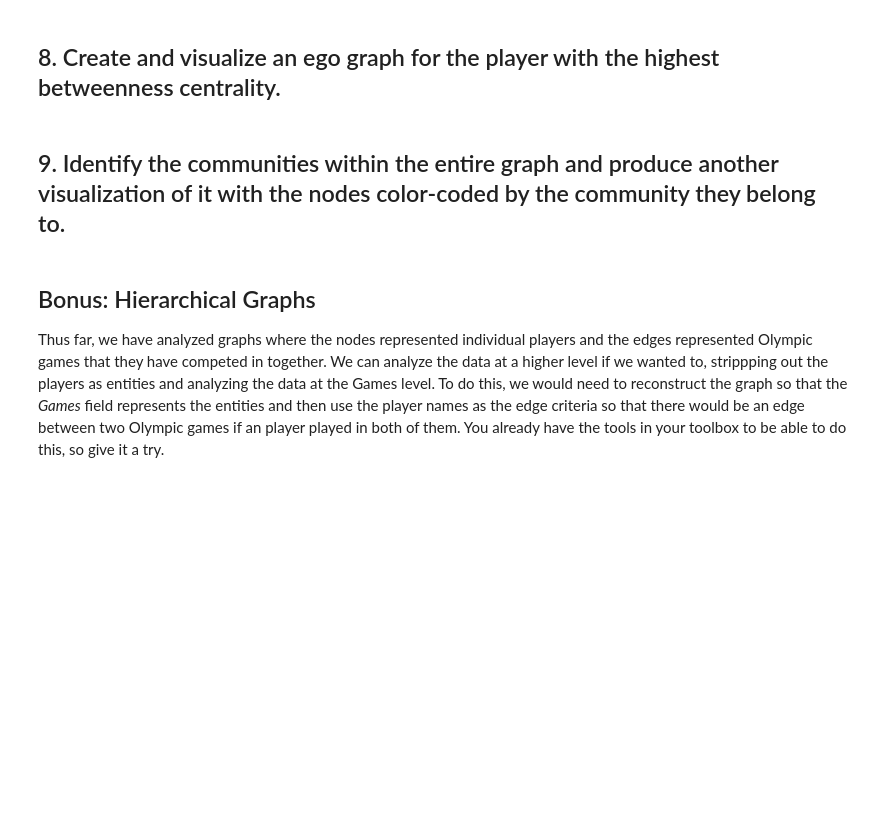
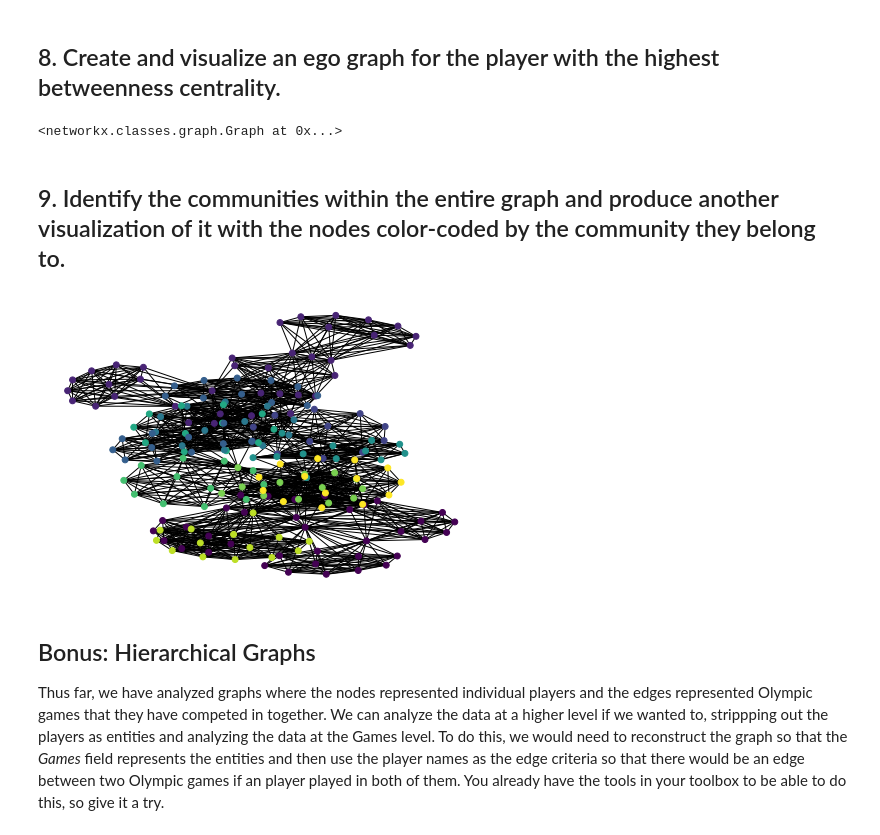
Before and after one commit to ta-datapt-bcn/lab-network-analysis, a Jupyter notebook: main.ipynb, the cells around one changed output. Saved outputs shown, nothing was run; the diff lists cells and outputs as text; code cells hidden in the pictures; blank space fills up the shorter version.

```diff
--- a/main.ipynb
+++ b/main.ipynb
@@ -136,10 +136,19 @@ nx.draw_kamada_kawai(dftograph, node_size=20, node_color='red')
 # %% [markdown]
 ## 8. Create and visualize an ego graph for the player with the highest betweenness centrality.
 # %%
-ego = nx.ego_graph(dftograph, 'Gary Dwayne Payton', radius=1)
-ego
+nx.ego_graph(dftograph, 'Gary Dwayne Payton', radius=1)
+#i cant visualize it
+# %% [output]
+<networkx.classes.graph.Graph at 0x...>
 # %% [markdown]
 ## 9. Identify the communities within the entire graph and produce another visualization of it with the nodes color-coded by the community they belong to.
+# %%
+communities = community.best_partition(dftograph)
+
+values = list(communities.values())
+nx.draw_kamada_kawai(dftograph, node_size=35, node_color=values)
+# %% [output]
+[figure, added]
 # %% [markdown]
 ## Bonus: Hierarchical Graphs
 
```
